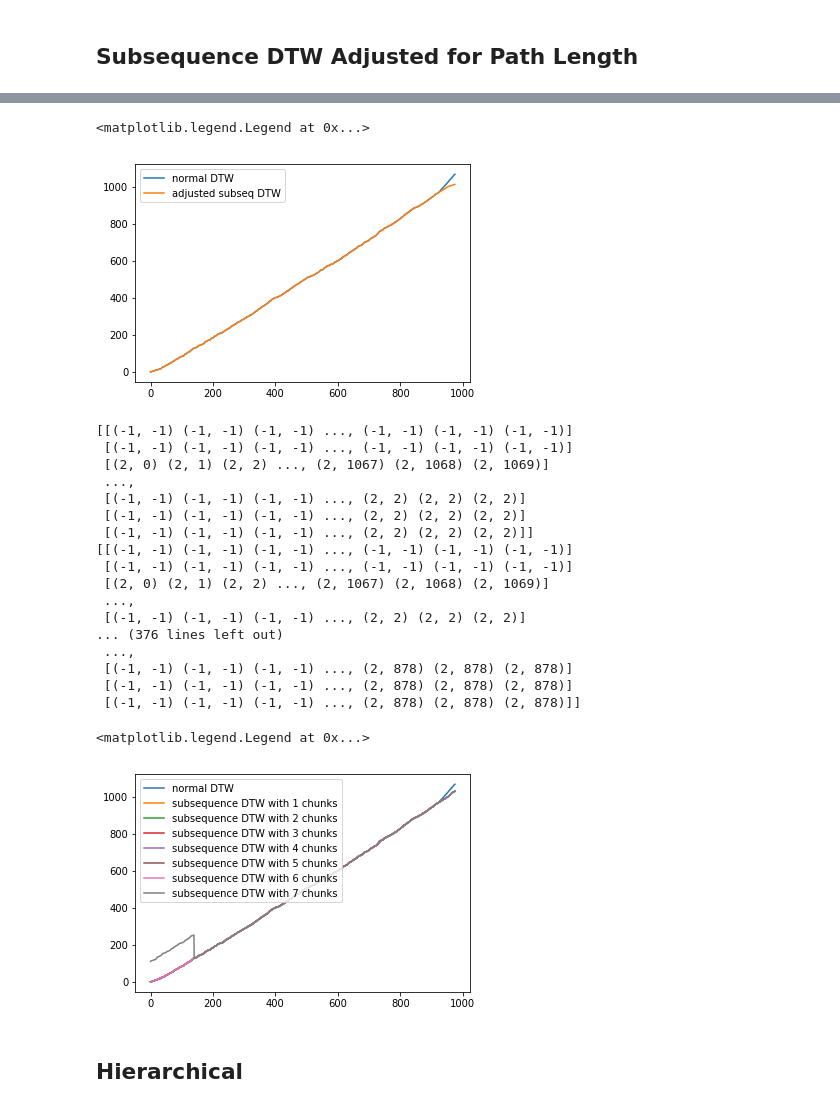
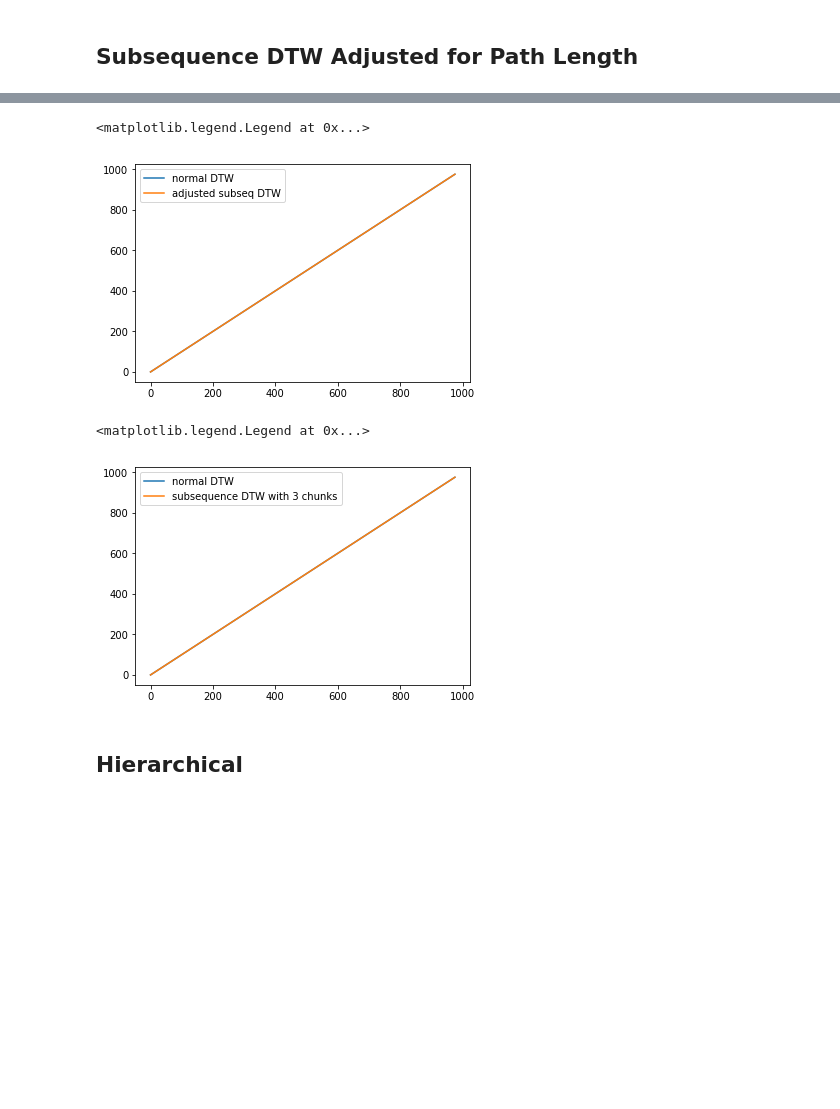
Before and after one commit to nupurb/MIR_Fall2018_Chris_Nupur, a Jupyter notebook: SheetMidiSync/AudioToAudioDTW.ipynb, the cells around one changed output, grey strips where cells are left out. Saved outputs shown, nothing was run; the diff lists cells and outputs as text; code cells hidden in the pictures; blank space fills up the shorter version.

```diff
--- a/SheetMidiSync/AudioToAudioDTW.ipynb
+++ b/SheetMidiSync/AudioToAudioDTW.ipynb
@@ -18,7 +18,7 @@ fileTwo = "audio_data/Chopin_Mazurka_Op30_No2_2_mono.wav"
 # %%
 ### read in the two wav files
 freqOne, audioOne = wavfile.read(fileOne)
-freqTwo, audioTwo = wavfile.read(fileTwo)
+freqTwo, audioTwo = wavfile.read(fileOne) # COMPARE AGAINST ITSELF FOR NOW
 audioOne = audioOne.astype(float)
 audioTwo = audioTwo.astype(float)
 # %%
@@ -355,10 +345,10 @@ plt.plot([x for x, y in warpingPathAdjusted], [y for x, y in warpingPathAdjusted
 plt.legend()
 # %% [output]
 <matplotlib.legend.Legend at 0x...>
-[figure, old version]
+[figure, new version]
 # %%
 ### run subsequence DTW with each chunk, then plot in the correct location
-def adjustedSubsequenceDTWOnChunks(chunks):
+def adjustedSubsequenceDTWOnChunks(chunks, featuresTwo):
     ###  setup DTW parameters
     stepSizes = np.array([1,1,1,2,2,1]).reshape((-1,2))
     weights = np.array([1,1,2])
@@ -392,36 +382,19 @@ def adjustedSubsequenceDTWOnChunks(chunks):
 # %%
 ### split featuresOne into numChunks sub chunks
 plt.figure(0)
 plt.plot([x for x, y in warpingPathNormal], [y for x, y in warpingPathNormal], label='normal DTW')
 
-for numChunks in range(1,8):
+for numChunks in range(3,4):
     plt.figure(0)
     chunks = np.array_split(featuresOne, numChunks, 1)
-    bestWarpingPaths, accumCosts, warpingPaths, startingPoints = adjustedSubsequenceDTWOnChunks(chunks)
+    bestWarpingPaths, accumCosts, warpingPaths, startingPoints = adjustedSubsequenceDTWOnChunks(chunks, featuresTwo)
     plt.plot([x for chunkPath in bestWarpingPaths[::-1] for x, y in chunkPath], [y for chunkPath in bestWarpingPaths[::-1] for x, y in chunkPath], label='subsequence DTW with {} chunks'.format(numChunks))
     plt.legend()
 
 plt.legend()
 # %% [output]
-[[(-1, -1) (-1, -1) (-1, -1) ..., (-1, -1) (-1, -1) (-1, -1)]
- [(-1, -1) (-1, -1) (-1, -1) ..., (-1, -1) (-1, -1) (-1, -1)]
- [(2, 0) (2, 1) (2, 2) ..., (2, 1067) (2, 1068) (2, 1069)]
- ...,
- [(-1, -1) (-1, -1) (-1, -1) ..., (2, 2) (2, 2) (2, 2)]
- [(-1, -1) (-1, -1) (-1, -1) ..., (2, 2) (2, 2) (2, 2)]
- [(-1, -1) (-1, -1) (-1, -1) ..., (2, 2) (2, 2) (2, 2)]]
-[[(-1, -1) (-1, -1) (-1, -1) ..., (-1, -1) (-1, -1) (-1, -1)]
- [(-1, -1) (-1, -1) (-1, -1) ..., (-1, -1) (-1, -1) (-1, -1)]
- [(2, 0) (2, 1) (2, 2) ..., (2, 1067) (2, 1068) (2, 1069)]
- ...,
- [(-1, -1) (-1, -1) (-1, -1) ..., (2, 2) (2, 2) (2, 2)]
-... (376 lines left out)
- ...,
- [(-1, -1) (-1, -1) (-1, -1) ..., (2, 878) (2, 878) (2, 878)]
- [(-1, -1) (-1, -1) (-1, -1) ..., (2, 878) (2, 878) (2, 878)]
- [(-1, -1) (-1, -1) (-1, -1) ..., (2, 878) (2, 878) (2, 878)]]
+<matplotlib.legend.Legend at 0x...>
-<matplotlib.legend.Legend at 0x...>
-[figure, old version]
+[figure, new version]
 # %% [markdown]
 ## Hierarchical
 # %%
```
Also changed, not shown: parts of 17 cells of this notebook.
